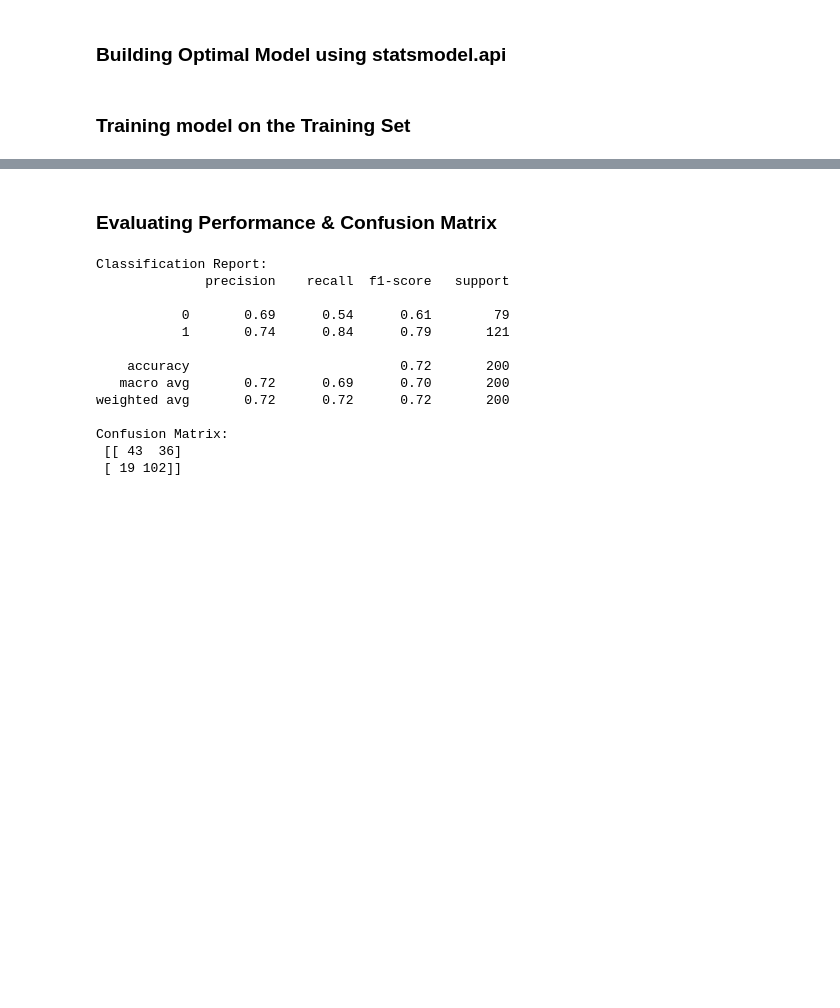
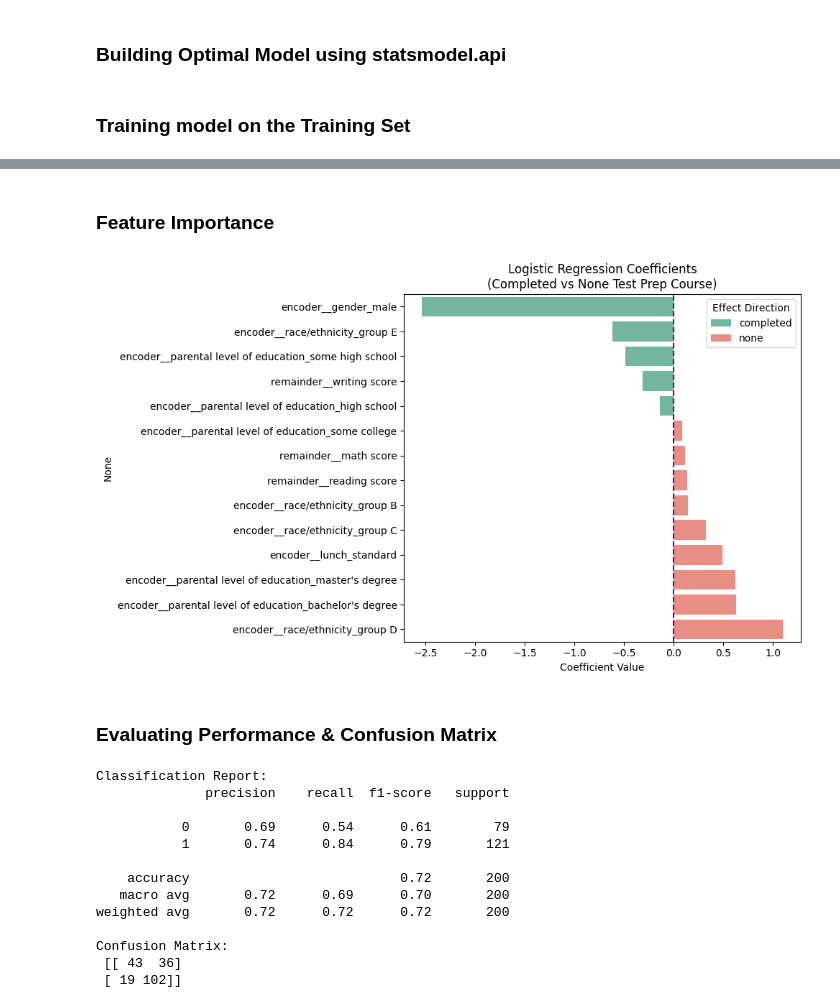
Before and after one commit to SakibMizan/MLProjectStudentPerformance, a Jupyter notebook: SakibMizanProject.ipynb, the cells around one changed output, grey strips where cells are left out. Cells and saved outputs as stored; diff of their text form; code cells hidden in the pictures; blank space fills up the shorter version.

```diff
--- a/SakibMizanProject.ipynb
+++ b/SakibMizanProject.ipynb
@@ -287,6 +334,25 @@ remainder__math score                                      0.1158      0.017
 remainder__reading score                                   0.1337      0.023      5.790      0.000       0.088       0.179
 remainder__writing score                                  -0.3140      0.029    -10.913      0.000      -0.370      -0.258
 ==========================================================================================================================
+# %% [markdown]
+### Feature Importance
+# %%
+summary_dataset = model_train.summary2().tables[1].copy()
+summary_dataset = summary_dataset.drop('const', errors='ignore')
+
+summary_dataset['sign'] = summary_dataset['Coef.'].apply(lambda x: 'none' if x > 0 else 'completed')
+summary_dataset = summary_dataset.sort_values(by='Coef.')
+
+plt.figure(figsize=(10, 6))
+sns.barplot(x='Coef.', y=summary_dataset.index, data=summary_dataset, hue='sign', dodge=False, palette={'none': 'salmon', 'completed': '#66c2a5'})
+plt.axvline(0, color='purple', linestyle='--')
+plt.legend(title='Effect Direction')
+plt.title("Logistic Regression Coefficients\n(Completed vs None Test Prep Course)")
+plt.xlabel("Coefficient Value")
+plt.tight_layout()
+plt.show()
+# %% [output]
+[figure, added]
 # %% [markdown]
 ### Evaluating Performance & Confusion Matrix
 # %%
```
Also changed, not shown: parts of 10 cells of this notebook.
